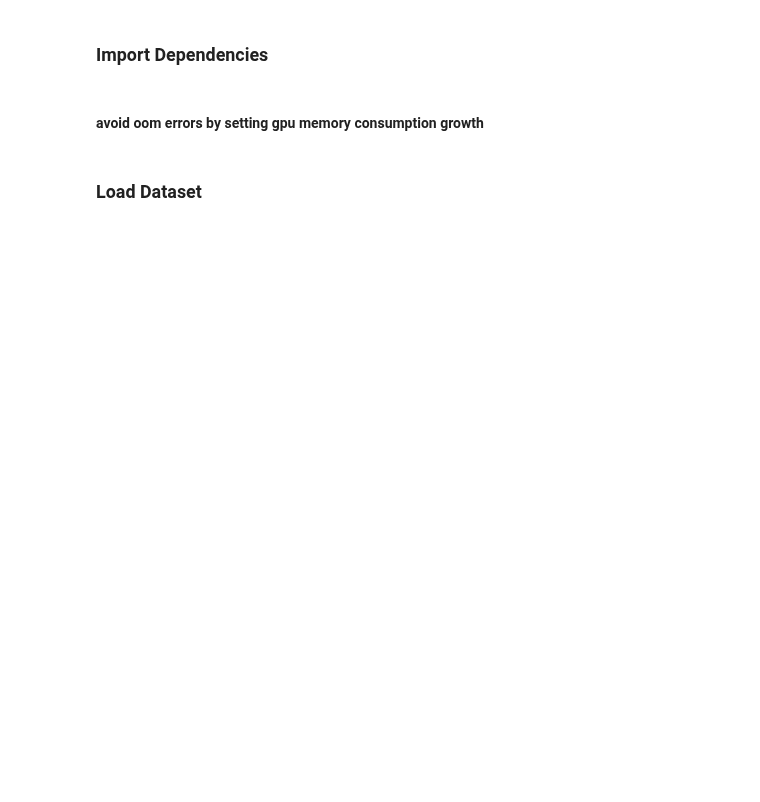
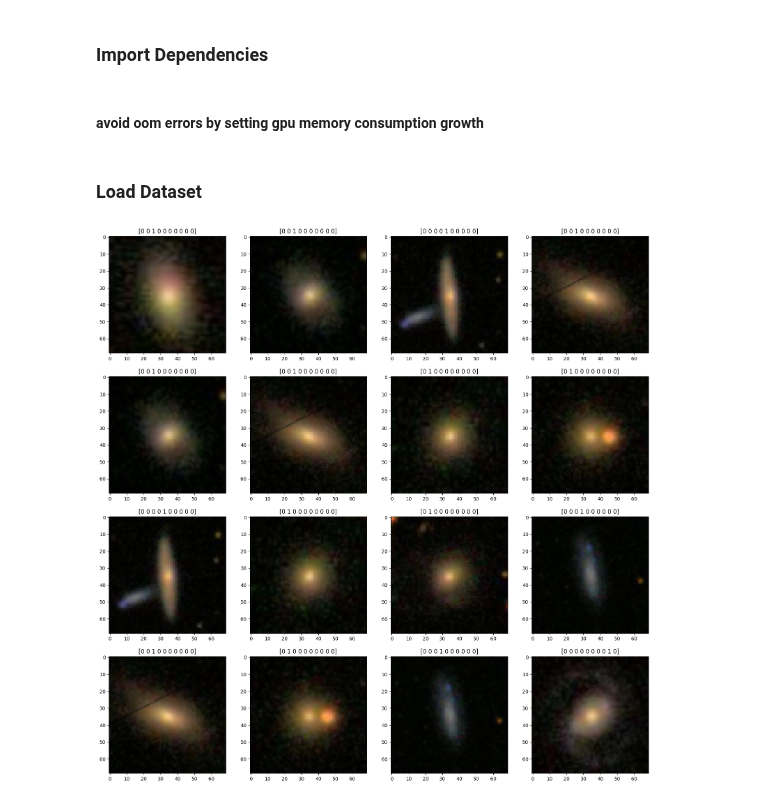
Before and after one commit to ArcaneIrvine/galaxies_GAN, a Jupyter notebook: galaxy_gan.ipynb, the cells around one changed output. Saved outputs shown, nothing was run; the diff lists cells and outputs as text; code cells hidden in the pictures; blank space fills up the shorter version.

Commit message:
load dataset/visualize images

```diff
--- a/galaxy_gan.ipynb
+++ b/galaxy_gan.ipynb
@@ -31,0 +35,22 @@ images = images.astype(np.float32)
+# %%
+# get the images and labels from file
+with h5py.File('dataset/Galaxy10.h5', 'r') as F:
+    images = np.array(F['images'])
+    labels = np.array(F['ans'])
+
+# convert the labels to categorical 10 classes
+labels = utils.to_categorical(labels, 10)
+
+# convert to desirable type
+labels = labels.astype(np.uint8)
+images = images.astype(np.uint8)
+# %%
+# get data out of the pipeline and visualize
+fig, ax = plt.subplots(ncols=4, nrows=4, figsize=(20,20))
+for i in range(4):
+    for j in range(4):
+        ax[i][j].imshow(images[(i+1)*(j+1)-1])
+        ax[i][j].title.set_text(labels[(i+1)*(j+1)-1])
+plt.show()
+# %% [output]
+[figure, added]
```
Also changed, not shown: parts of 2 cells of this notebook, 1 other file.
